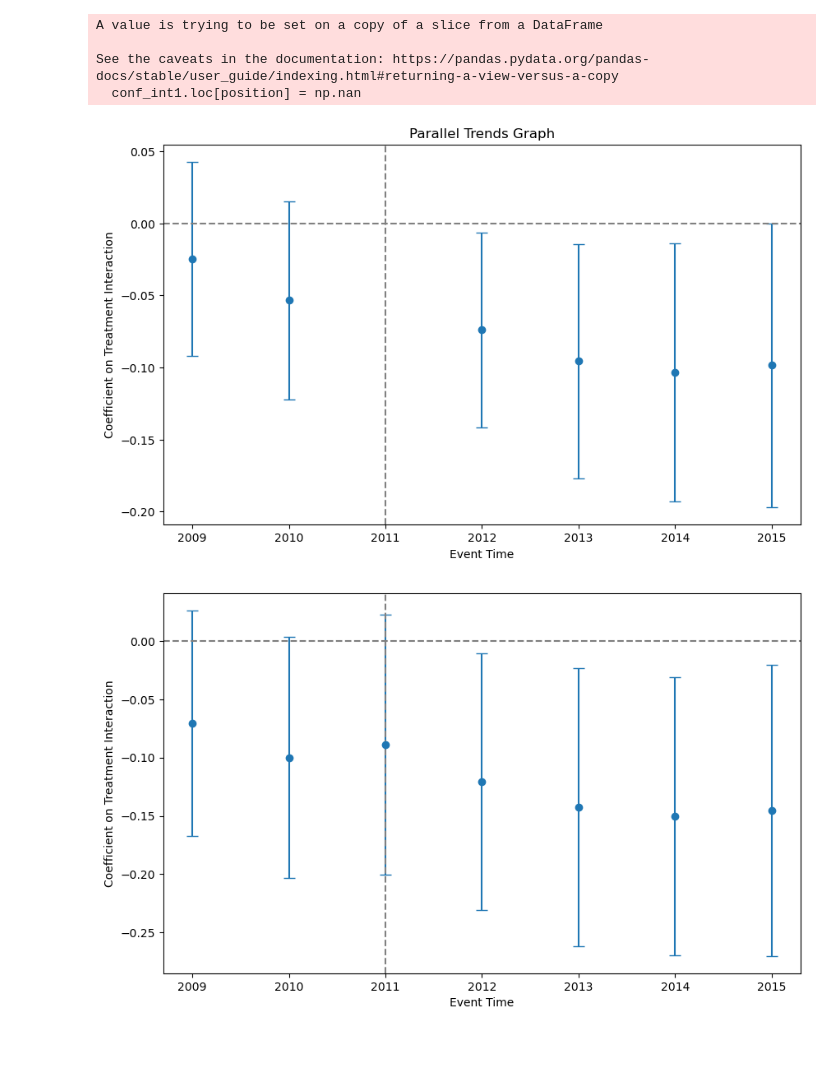
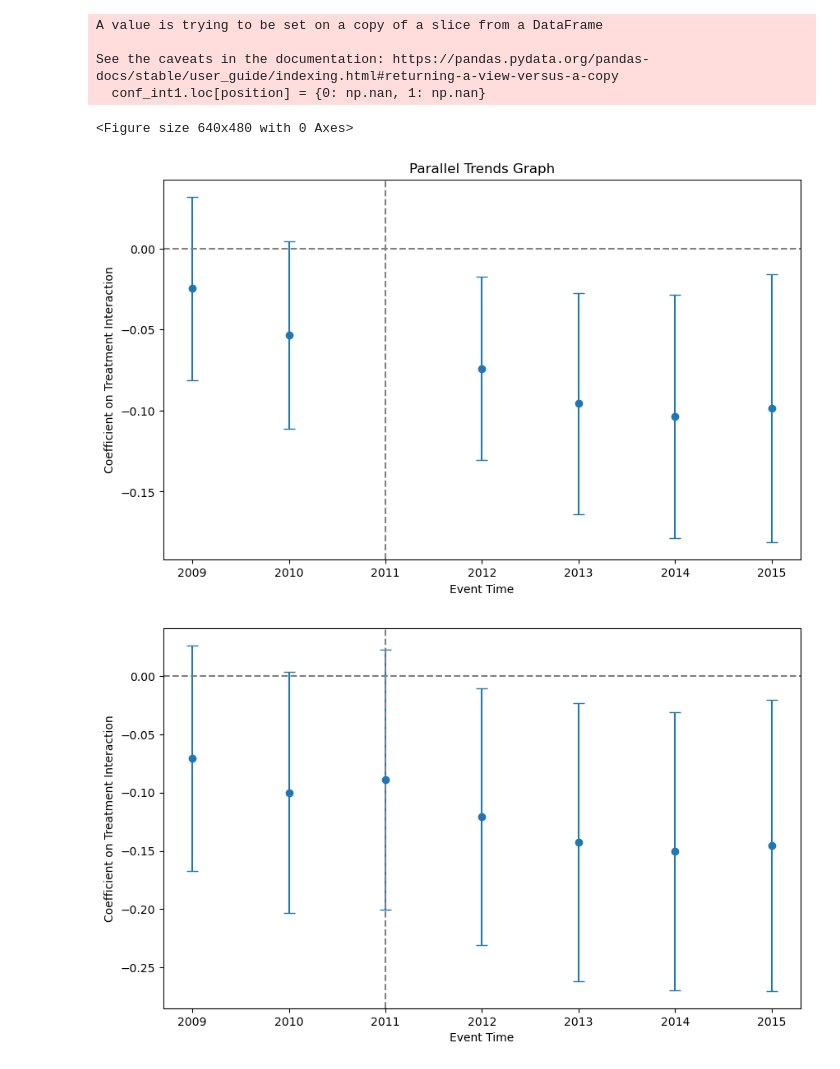
Before and after one commit to wangyouan/STOCKAct, a Jupyter notebook: Notebook/DrawParallelTrends.ipynb, the cells around one changed output. Saved outputs shown, nothing was run; the diff lists cells and outputs as text; code cells hidden in the pictures.

```diff
--- a/Notebook/DrawParallelTrends.ipynb
+++ b/Notebook/DrawParallelTrends.ipynb
@@ -36,7 +36,7 @@ model = smf.ols(formula, reg_data).fit(cov_type='cluster', cov_kwds={'groups': r
 coeff_names = [f'event_b{i}:MajorGovCustomer' for i in [3, 2]]
 coeff_names.extend([f'event_{i}:MajorGovCustomer' for i in [0, 1, 2, 3]])
 coeffs = model.params[coeff_names]
-conf_int = model.conf_int().loc[coeff_names]
+conf_int = model.conf_int(alpha=0.1).loc[coeff_names]
 # %%
 # insert one point to this position
 position = 2
@@ -55,26 +55,34 @@ conf_int = pd.concat([conf_int1, conf_int2]).reset_index(drop=True)
 A value is trying to be set on a copy of a slice from a DataFrame
 
 See the caveats in the documentation: https://pandas.pydata.org/pandas-docs/stable/user_guide/indexing.html#returning-a-view-versus-a-copy
-  conf_int1.loc[position] = np.nan
+  conf_int1.loc[position] = {0: np.nan, 1: np.nan}
 # %%
+plt.show()
+pic_save_path = r"D:\Onedrive\Temp\Projects\STOCKAct\regression_results\20241009"
+if not os.path.isdir(pic_save_path):
+    os.mkdir(pic_save_path)
+
+plt.savefig(os.path.join(pic_save_path, 'parallel_trends_graph.png'))
+
 # Step 4: Plot the parallel trends graph
 year_labels = { -4: "2008", -3: "2009", -2: "2010", -1: "2011",
                  0: "2012",  1: "2013",  2: "2014",  3: "2015"}
 
 plt.figure(figsize=(10, 6))
 plt.errorbar(x=range(-3, 4), y=coeffs,
              yerr=[coeffs - conf_int[0], conf_int[1] - coeffs], fmt='o', capsize=5)
 
 plt.axhline(0, color='grey', linestyle='--')
 plt.axvline(-1, color='grey', linestyle='--')
 plt.xlabel("Event Time")
 plt.ylabel("Coefficient on Treatment Interaction")
 plt.title("Parallel Trends Graph")
 plt.xticks(ticks=range(-3, 4), labels=[year_labels[year] for year in [-3, -2, -1, 0, 1, 2, 3]])
 plt.savefig(os.path.join(pic_save_path, 'parallel_trends_graph.png'))
 plt.show()
 # %% [output]
+<Figure size 640x480 with 0 Axes>
-[figure, old version]
+[figure, new version]
 # %%
 # Step 3: Run the regression excluding the base year (event_-1)
 # Specify interaction terms with ':' and use C() for categorical variables
```
Also changed, not shown: 3 other files.
